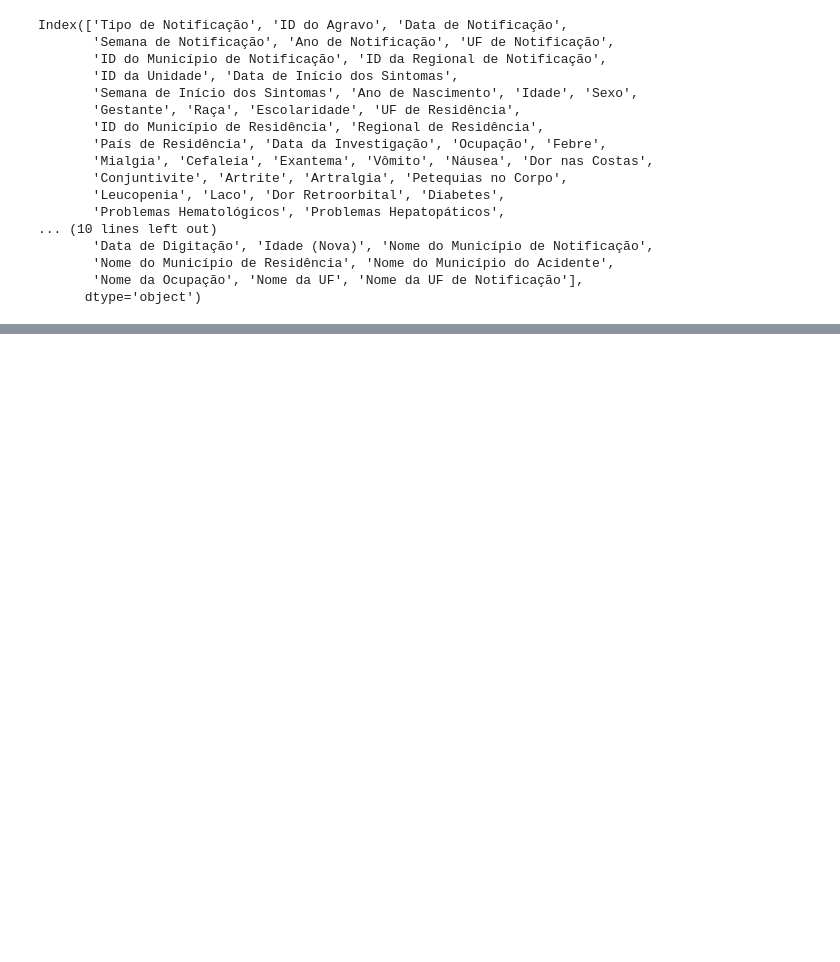
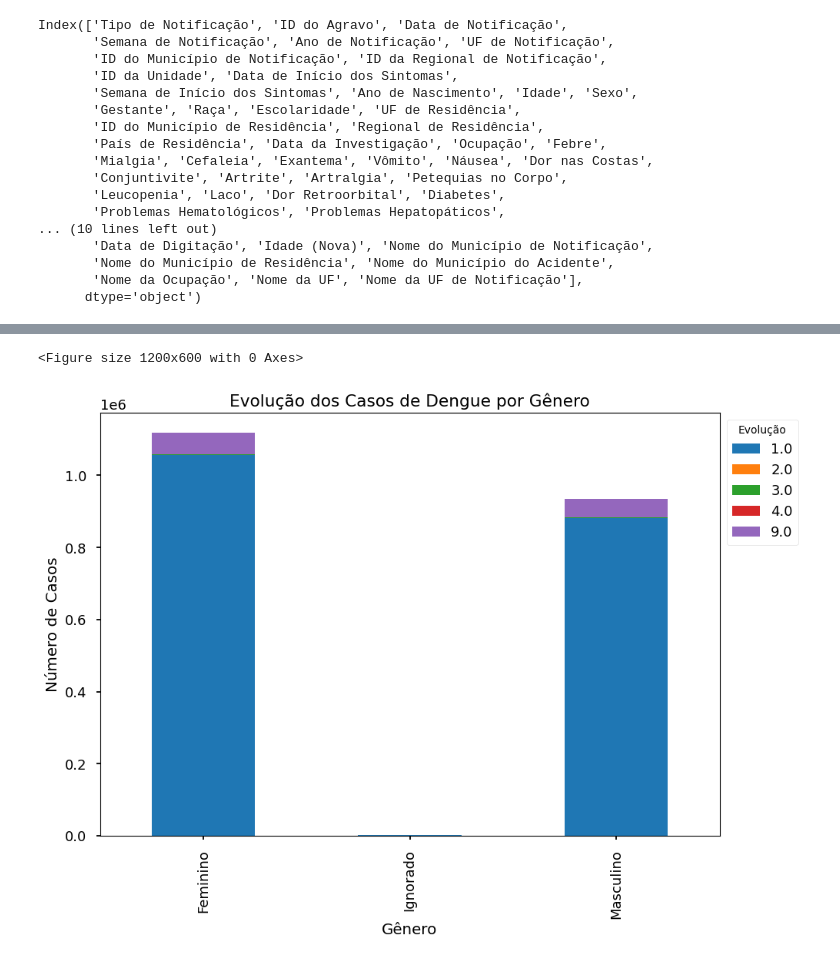
Before and after one commit to IgorNascimentoDEV/1-Projeto-Dengue-2022, a Jupyter notebook: projeto_PUC.ipynb, the cells around one changed output, grey strips where cells are left out. Saved outputs shown, nothing was run; the diff lists cells and outputs as text; code cells hidden in the pictures; blank space fills up the shorter version.

```diff
--- a/projeto_PUC.ipynb
+++ b/projeto_PUC.ipynb
@@ -388,0 +611,12 @@ dados_final.to_csv('dados_dengue.csv', index=False, sep=';')
+# %%
+# Criando um gráfico de barras empilhadas para comparar a evolução por gênero
+plt.figure(figsize=(12, 6))
+dados_final.groupby(['Sexo', 'Evolução'])['Tipo de Notificação'].count().unstack().plot(kind='bar', stacked=True)
+plt.title('Evolução dos Casos de Dengue por Gênero')
+plt.xlabel('Gênero')
+plt.ylabel('Número de Casos')
+plt.legend(title='Evolução', bbox_to_anchor=(1, 1))
+plt.show()
+# %% [output]
+<Figure size 1200x600 with 0 Axes>
+[figure, added]
```
Also changed, not shown: parts of 30 cells of this notebook.
